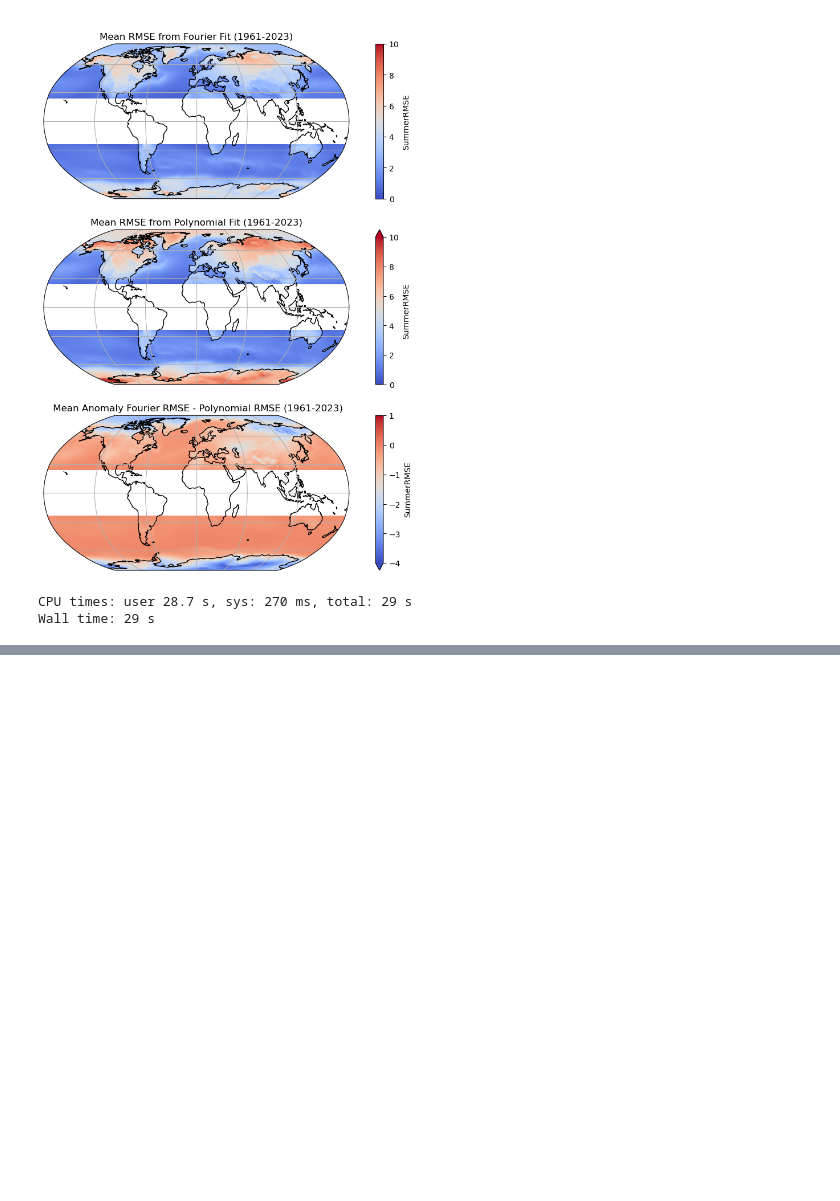
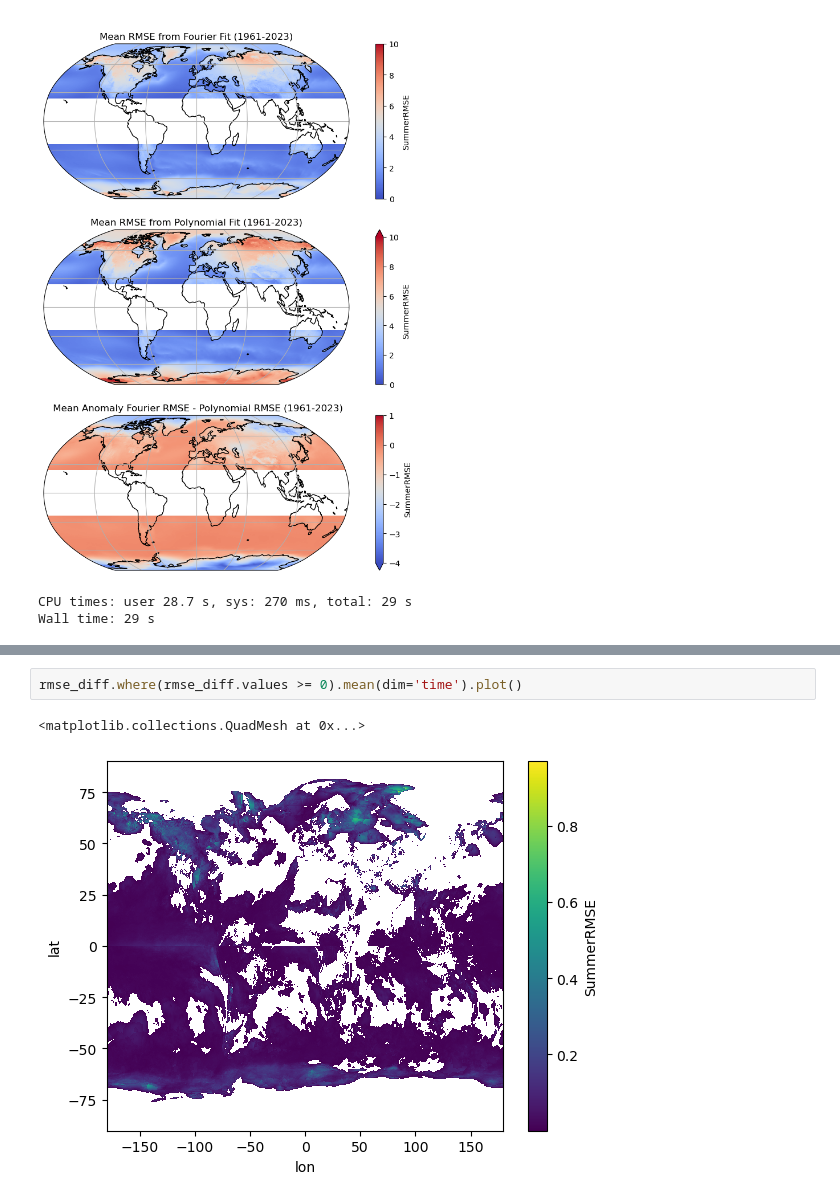
Before and after one commit to tedscott/HeatWaves, a Jupyter notebook: RMSE_fourier_v_poly.ipynb, the cells around one changed output, grey strips where cells are left out. Drawn from its saved outputs; the diff is of its cells as text; blank space fills up the shorter version.

Commit message:
more plots

```diff
--- a/RMSE_fourier_v_poly.ipynb
+++ b/RMSE_fourier_v_poly.ipynb
@@ -139,0 +160,5 @@ Wall time: 29 s
+# %%
+rmse_diff.where(rmse_diff.values >= 0).mean(dim='time').plot()
+# %% [output]
+<matplotlib.collections.QuadMesh at 0x...>
+[figure, added]
```
Also changed, not shown: parts of 2 cells of this notebook.
